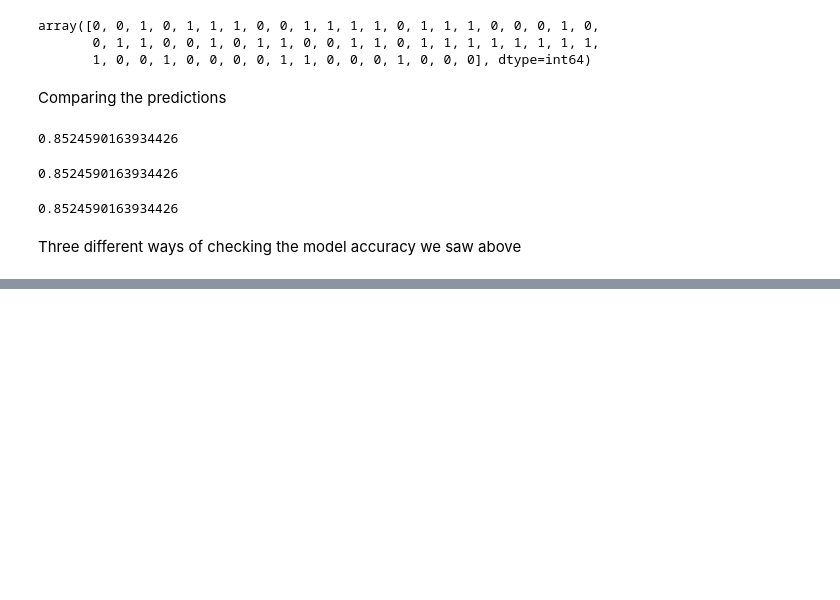
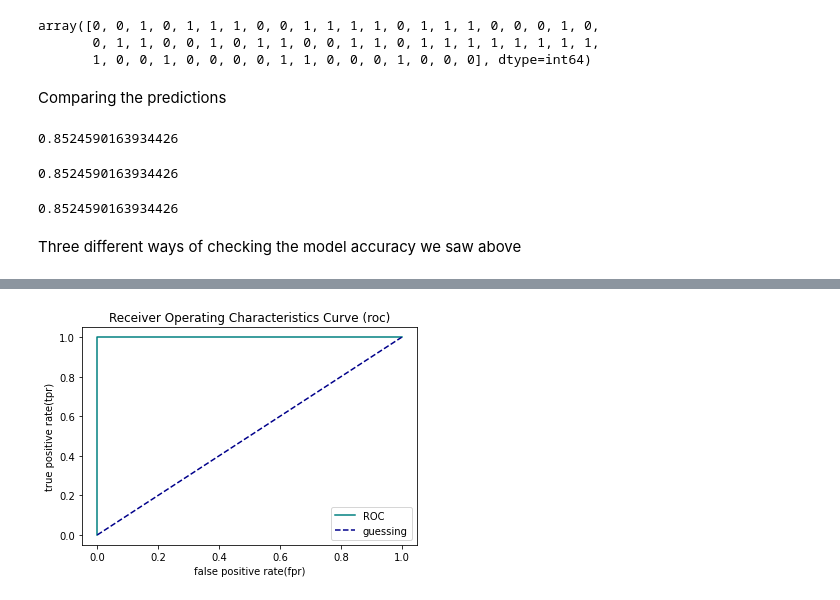
Before and after one commit to bishal5917/SK_Model, a Jupyter notebook: Scikit.ipynb, the cells around one changed output, grey strips where cells are left out. Drawn from its saved outputs; the diff is of its cells as text; code cells hidden in the pictures; blank space fills up the shorter version.

```diff
--- a/Scikit.ipynb
+++ b/Scikit.ipynb
@@ -961,0 +989,4 @@ array([0.        , 0.        , 0.        , 0.        , 0.        ,
+# %%
+Plot_ROC(fpr,tpr)
+# %% [output]
+[figure, added]
```
Also changed, not shown: parts of 67 cells of this notebook.
